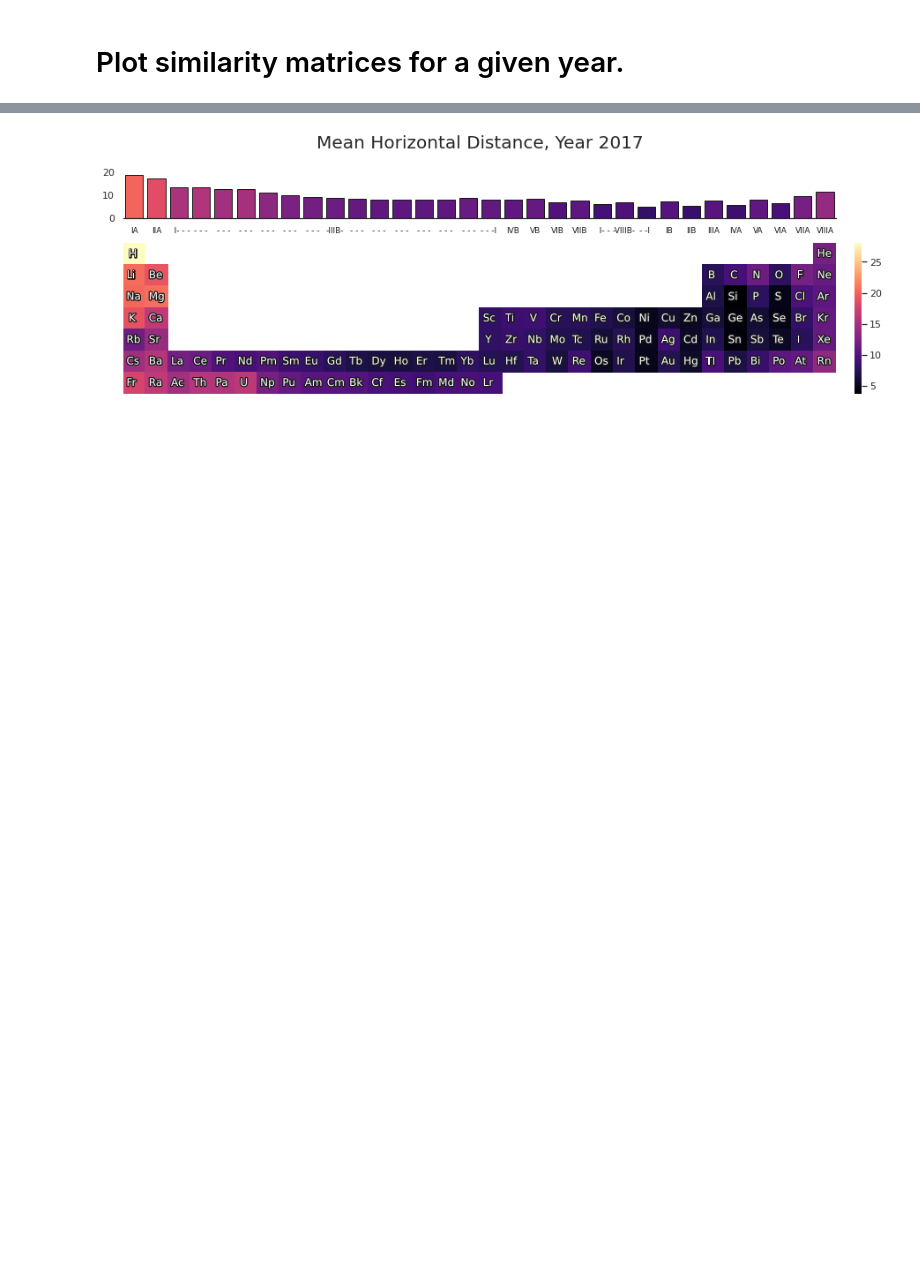
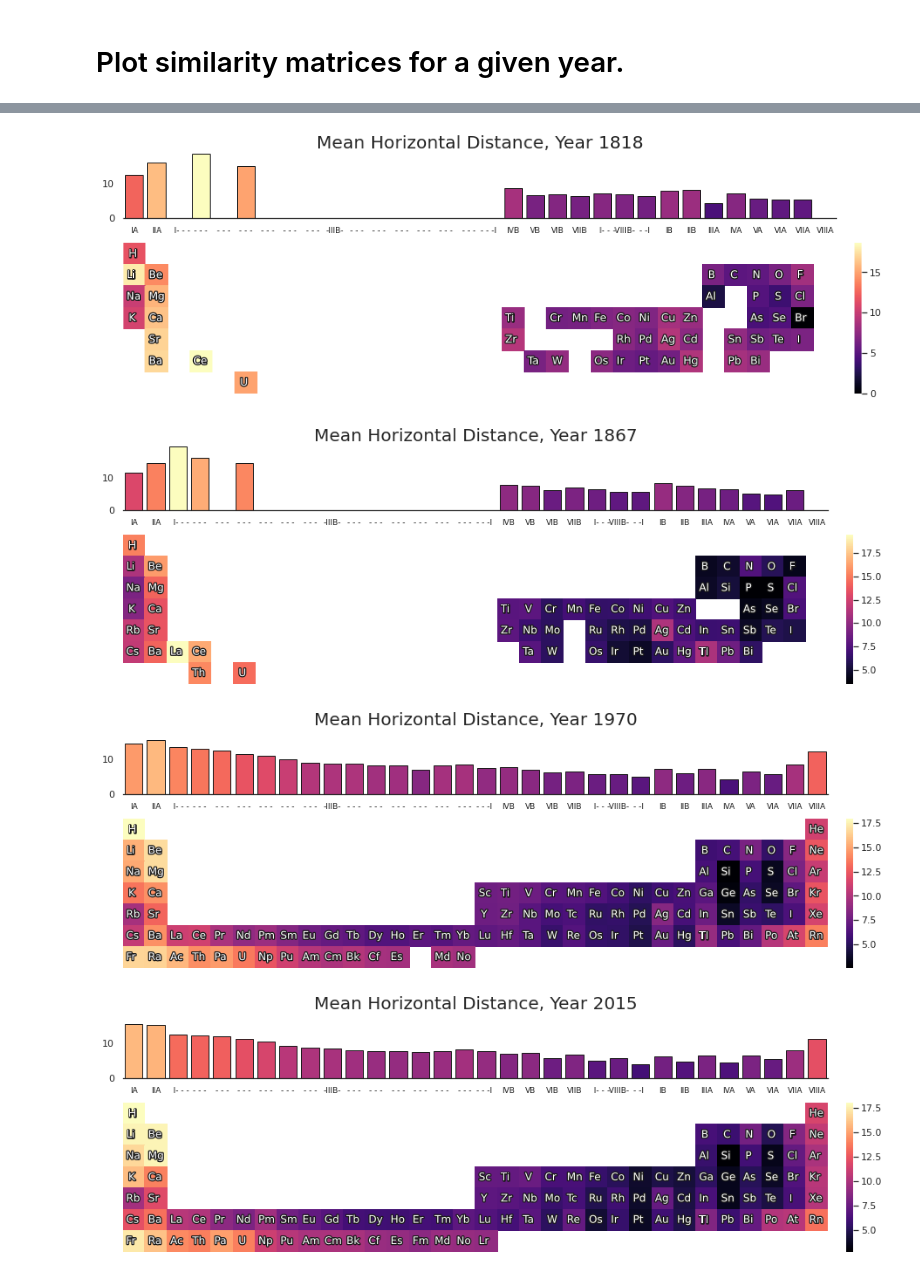
Before and after one commit to doncamilom/1868_SubstancesStudy, a Jupyter notebook: Notebooks/Similarity.ipynb, the cells around one changed output, grey strips where cells are left out. Saved outputs shown, nothing was run; the diff lists cells and outputs as text; code cells hidden in the pictures; blank space fills up the shorter version.

```diff
--- a/Notebooks/Similarity.ipynb
+++ b/Notebooks/Similarity.ipynb
@@ -148,0 +494,11 @@ plot_simMat_yr(1999)#,save='../Data/Results/SM_1867.png')
+# %%
+
+
+
+newOrder__ = ['_' for i in range(103)]
+#solut_idx = breed.indivs[np.argmin(breed.costs)].gen
+
+for i,idx in enumerate(breed5k.bestIndiv.gen):
+    newOrder__[idx] = elemList_AO[i]
+
+newOrder__
@@ -148,0 +576,5 @@ plot_simMat_yr(1999)#,save='../Data/Results/SM_1867.png')
+# %%
+s1 = genToElem(order_GA)#breed5k.bestIndiv.gen)
+s2 = genToElem(order_pett)#solut_idx)
+
+compareNGrams(s1,s2,3)
@@ -149,3 +587,14 @@ plot_simMat_yr(1999)#,save='../Data/Results/SM_1867.png')
+# %%
+
+m = 0
+for i in range(5000):
+    s1 = genToElem(breed5k.indivs[i].gen)
+    s2 = genToElem(solut_idx)
+
+    a = compareNGrams(s1,s2,4)
+    if a > m:
+        m = a
+m
 # %% [markdown]
 ---
 
@@ -289,29 +775,36 @@ hnd = np.einsum('ij,ji->i', N, D)/(N.sum(axis=0) - np.diag(N))
+# %%
+g = np.array([TP[e][1] for e in elemList_AO]).reshape(1,-1)
+D = np.abs(g - g.T)
+hnd = np.einsum('ij,ji->i', N, D)/(N.sum(axis=0) - np.diag(N))
 # %%
 from HND_funcs import *
 
 grid_kws = {'width_ratios': (0.99, 0.01),
             'height_ratios':(0.3,0.7),
             'wspace': 0.05,'hspace':0.23}
 
-dates = [2017]#1818,1867,1970,
+dates = [1818,1867,1970,2015]
 
 for d in dates:
     N = simMat_yr[d-min_yr]
     with np.errstate(invalid='ignore',divide='ignore'):
-        hnd = np.diag(N@D)/(N.sum(axis=0) - np.diag(N))
+        hnd = np.diag(N@D)/(N.sum(axis=0))# - np.diag(N))
 
     dt = np.zeros((7,32))*np.nan
     for i,e in enumerate(elemList_AO):
         y,x = TP[e]
         dt[y,x] = hnd[i]
 
     min_scale = np.nanmin(dt)
     max_scale = np.nanmax(dt)
 
     fig, ax = plt.subplots(2, 2, gridspec_kw = grid_kws, figsize = (15, 5))
 
     makeTPPlot(dt,title=f"Mean Horizontal Distance, Year {d}",PT=TP,fs=10,ax=ax,
                min_scale=min_scale,max_scale=max_scale)
     plt.show()
 # %% [output]
-[figure, old version]
+[figure, new version]
+[figure, added]
+[figure, added]
+[figure, added]
```
Also changed, not shown: parts of 33 cells of this notebook, 15 other files.
